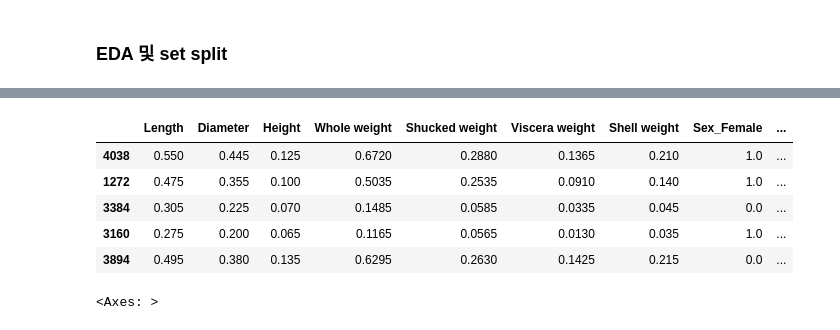
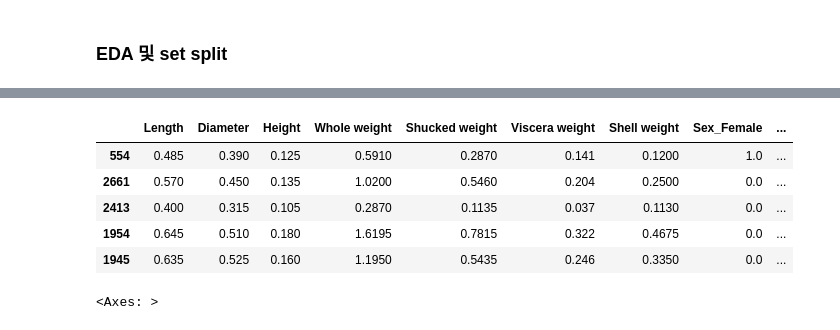
Before and after one commit to KHP95/AIB_TP1, a Jupyter notebook: regression_1.ipynb, the cells around one changed output, grey strips where cells are left out. Drawn from its saved outputs; the diff is of its cells as text; code cells hidden in the pictures.

```diff
--- a/regression_1.ipynb
+++ b/regression_1.ipynb
@@ -38,0 +122,3 @@ data_reg = pd.read_csv('./csv/Regression_data.csv')
+# %%
+# Remove rows where 'Height' is 0 or 1.13
+data_reg = data_reg[(data_reg['Height'] != 0) & (data_reg['Height'] != 1.13)]
@@ -39,31 +139,34 @@ data_reg = pd.read_csv('./csv/Regression_data.csv')
+# %%
+# Reset the index of the dataframe
+data_reg = data_reg.reset_index(drop=True)
 # %%
 # Separate the features and the target
 X_reg = data_reg.drop("Rings", axis=1)
 y_reg = data_reg["Rings"]
 
 # Apply one-hot encoding to the 'Sex' feature
 encoder = OneHotEncoder(sparse=False, drop='first')
 sex_encoded = encoder.fit_transform(X_reg[['Sex']])
-sex_encoded_df = pd.DataFrame(sex_encoded, columns=['Sex_Female', 'Sex_Infant'])
+sex_encoded_df = pd.DataFrame(sex_encoded, columns=['Sex_Female', 'Sex_Infant'], index=X_reg.index) # add index=X_reg.index
 
 
 # sex_encoded_df = pd.DataFrame(sex_encoded, columns=encoder.get_feature_names(['Sex']))
 
 # Replace the 'Sex' column with the encoded columns
 X_reg = X_reg.drop("Sex", axis=1)
 X_reg = pd.concat([X_reg, sex_encoded_df], axis=1)
 
 # Split the data into training and test sets
 X_train_reg, X_test_reg, y_train_reg, y_test_reg = train_test_split(X_reg, y_reg, test_size=0.2, random_state=42)
 
 X_train_reg.head()
 # %% [output]
 |  | Length | Diameter | Height | Whole weight | Shucked weight | Viscera weight | Shell weight | Sex_Female | ... |
-| 4038 | 0.550 | 0.445 | 0.125 | 0.6720 | 0.2880 | 0.1365 | 0.210 | 1.0 | ... |
-| 1272 | 0.475 | 0.355 | 0.100 | 0.5035 | 0.2535 | 0.0910 | 0.140 | 1.0 | ... |
-| 3384 | 0.305 | 0.225 | 0.070 | 0.1485 | 0.0585 | 0.0335 | 0.045 | 0.0 | ... |
-| 3160 | 0.275 | 0.200 | 0.065 | 0.1165 | 0.0565 | 0.0130 | 0.035 | 1.0 | ... |
-| 3894 | 0.495 | 0.380 | 0.135 | 0.6295 | 0.2630 | 0.1425 | 0.215 | 0.0 | ... |
+| 554 | 0.485 | 0.390 | 0.125 | 0.5910 | 0.2870 | 0.141 | 0.1200 | 1.0 | ... |
+| 2661 | 0.570 | 0.450 | 0.135 | 1.0200 | 0.5460 | 0.204 | 0.2500 | 0.0 | ... |
+| 2413 | 0.400 | 0.315 | 0.105 | 0.2870 | 0.1135 | 0.037 | 0.1130 | 0.0 | ... |
+| 1954 | 0.645 | 0.510 | 0.180 | 1.6195 | 0.7815 | 0.322 | 0.4675 | 0.0 | ... |
+| 1945 | 0.635 | 0.525 | 0.160 | 1.1950 | 0.5435 | 0.246 | 0.3350 | 0.0 | ... |
 # %%
 
 # Compute the correlation matrix
```
Also changed, not shown: parts of 12 cells of this notebook.
